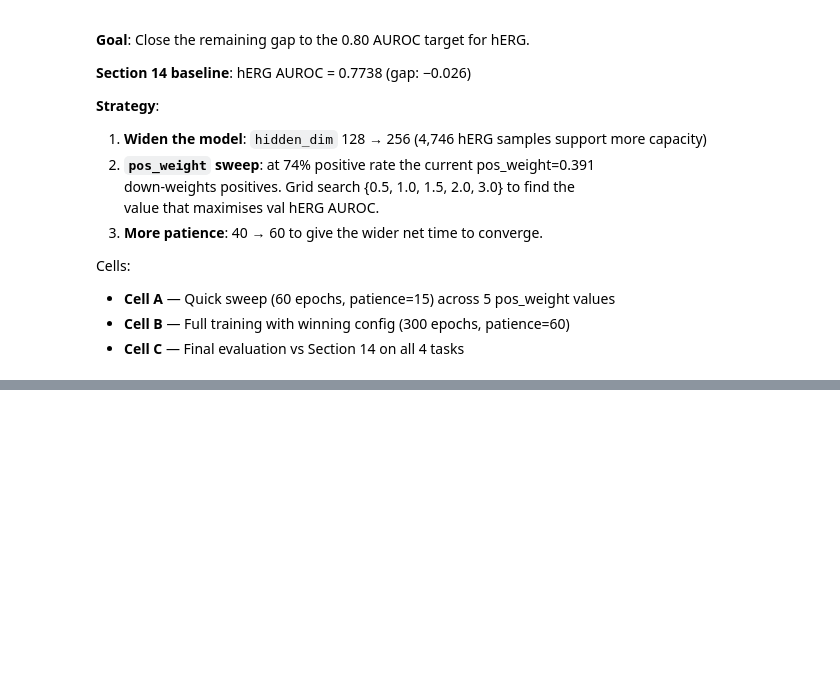
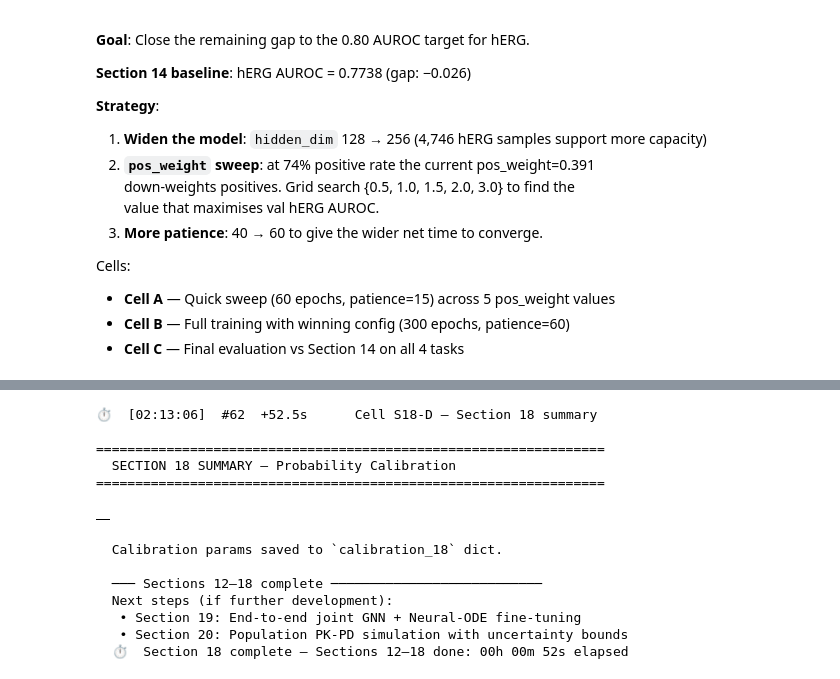
Before and after one commit to Sushree2179/Neural_PK-PD_Modeling_with_ODE, a Jupyter notebook: Coding/phase3_neural_ode_model.ipynb, the cells around one changed output, grey strips where cells are left out. Cells and saved outputs as stored; diff of their text form; code cells hidden in the pictures; blank space fills up the shorter version.

```diff
--- a/Coding/phase3_neural_ode_model.ipynb
+++ b/Coding/phase3_neural_ode_model.ipynb
@@ -3847,0 +4697,75 @@ log_elapsed("Section 15 complete")
+# %%
+# ============================================================
+# SECTION 18 - CELL D: ECE comparison table + summary
+# ============================================================
+_ts("Cell S18-D — Section 18 summary")
+
+TARGET_ECE = 0.05
+
+rows_18 = []
+for t in CALIB_TASKS_18:
+    if t not in pre_ece:
+        continue
+    pre  = pre_ece[t]
+    t_s  = temp_ece.get(t, float('nan'))
+    p_s  = platt_ece.get(t, float('nan'))
+    best = min(t_s, p_s)
+    method = "Temp" if t_s <= p_s else "Platt"
+    status = "✅" if best < TARGET_ECE else "⚠️ "
+    rows_18.append({
+        "Task":               t.upper(),
+        "ECE (uncalib.)":     f"{pre:.4f}",
+        "ECE (Temp.)":        f"{t_s:.4f}",
+        "ECE (Platt)":        f"{p_s:.4f}",
+        "Best ECE":           f"{best:.4f}",
+        "Best method":        method,
+        f"Target (<{TARGET_ECE})": status,
+    })
+
+    T_final = temp_params.get(t, None)
+    ab_final = platt_params.get(t, (None, None))
+    print(f"\n  [{t.upper()}] deployed calibration params:")
+    if T_final:
+        print(f"    Temperature T = {T_final:.4f}")
+    if ab_final[0]:
+        print(f"    Platt  a={ab_final[0]:.4f}  b={ab_final[1]:.4f}")
+
+df_18 = pd.DataFrame(rows_18)
+print("\n" + "=" * 65)
+print("  SECTION 18 SUMMARY — Probability Calibration")
+print("=" * 65)
+ipy_display(df_18)
+
+# Store best calibration params for downstream use
+calibration_18 = {}
+for t in CALIB_TASKS_18:
+    if t not in pre_ece:
+        continue
+    te_v = temp_ece.get(t, float('inf'))
+    pl_v = platt_ece.get(t, float('inf'))
+    if te_v <= pl_v:
+        calibration_18[t] = {'method': 'temperature', 'T': temp_params[t]}
+    else:
+        a_, b_ = platt_params[t]
+        calibration_18[t] = {'method': 'platt', 'a': a_, 'b': b_}
+
+print("\n  Calibration params saved to `calibration_18` dict.")
+print("\n  ─── Sections 12–18 complete ───────────────────────────")
+print("  Next steps (if further development):")
+print("   • Section 19: End-to-end joint GNN + Neural-ODE fine-tuning")
+print("   • Section 20: Population PK-PD simulation with uncertainty bounds")
+log_elapsed("Section 18 complete — Sections 12–18 done")
+# %% [output]
+⏱️  [02:13:06]  #62  +52.5s      Cell S18-D — Section 18 summary
+
+=================================================================
+  SECTION 18 SUMMARY — Probability Calibration
+=================================================================
+|  |
+  Calibration params saved to `calibration_18` dict.
+
+  ─── Sections 12–18 complete ───────────────────────────
+  Next steps (if further development):
+   • Section 19: End-to-end joint GNN + Neural-ODE fine-tuning
+   • Section 20: Population PK-PD simulation with uncertainty bounds
+  ⏱  Section 18 complete — Sections 12–18 done: 00h 00m 52s elapsed
```
Also changed, not shown: parts of 94 cells of this notebook, 32 other files.
